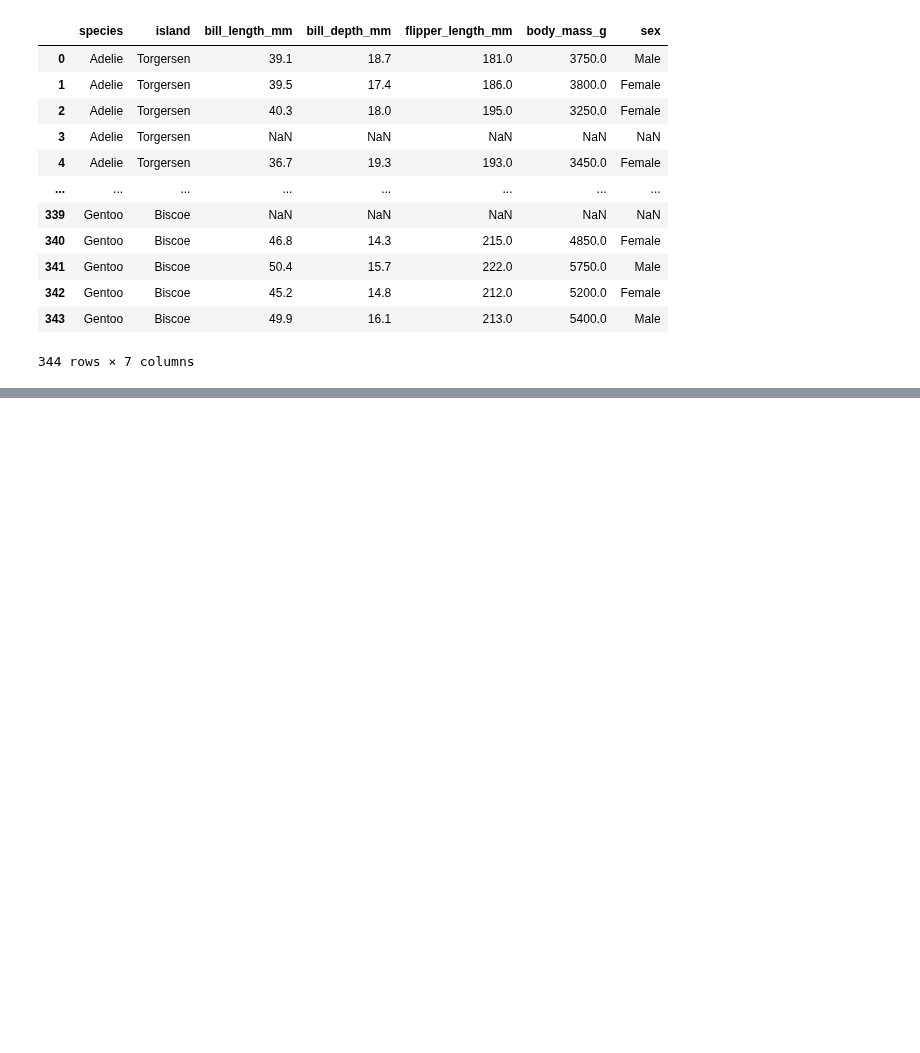
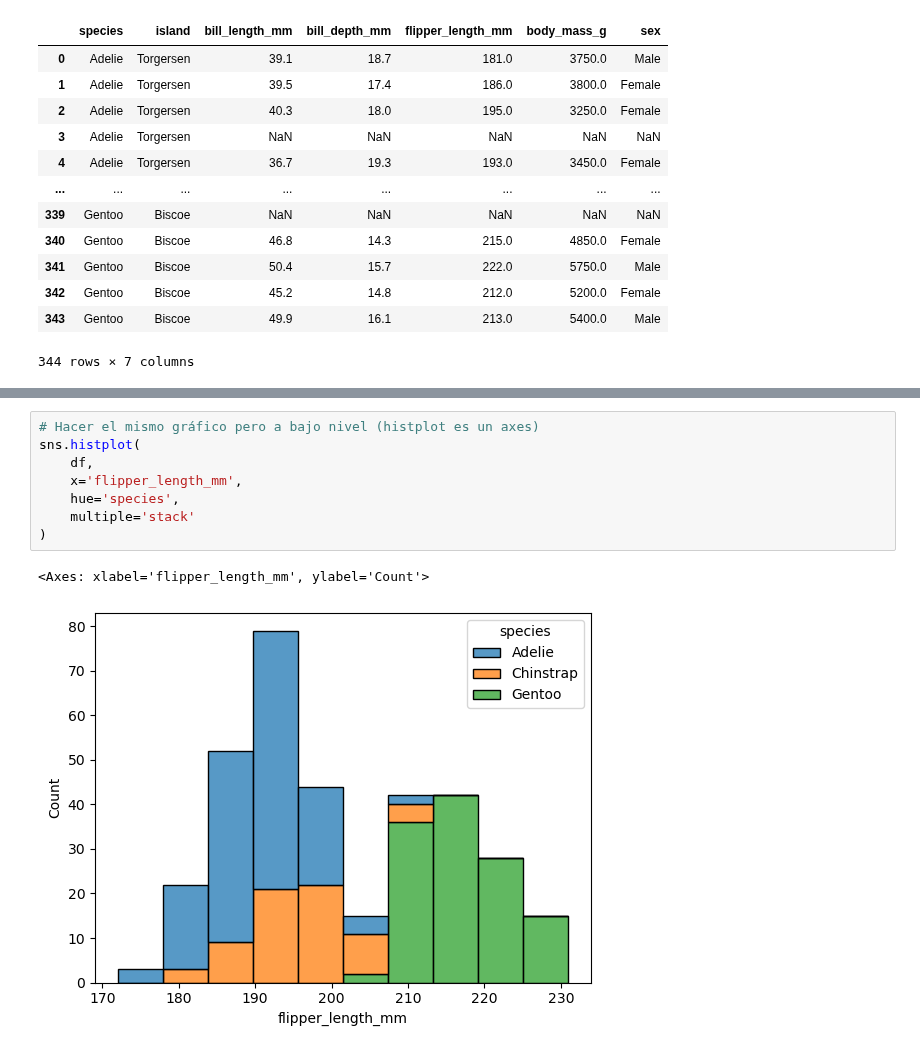
Before and after one commit to frgonzalezb/Udemy_Python_Total_DS_ML, a Jupyter notebook: 10_Seaborn/fig_ax.ipynb, the cells around one changed output, grey strips where cells are left out. Drawn from its saved outputs; the diff is of its cells as text; blank space fills up the shorter version.

```diff
--- a/10_Seaborn/fig_ax.ipynb
+++ b/10_Seaborn/fig_ax.ipynb
@@ -22,0 +56,11 @@ df
+# %%
+# Hacer el mismo gráfico pero a bajo nivel (histplot es un axes)
+sns.histplot(
+    df,
+    x='flipper_length_mm',
+    hue='species',
+    multiple='stack'
+)
+# %% [output]
+<Axes: xlabel='flipper_length_mm', ylabel='Count'>
+[figure, added]
```
Also changed, not shown: parts of 5 cells of this notebook, 1 other file.
